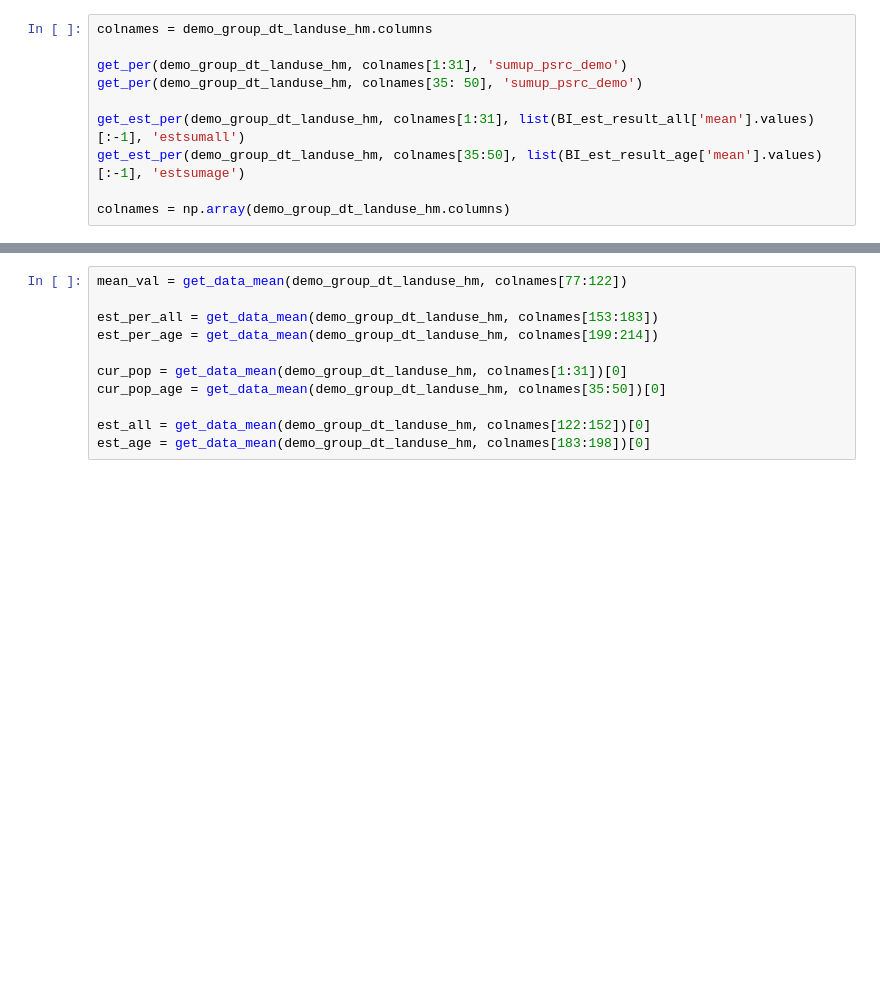
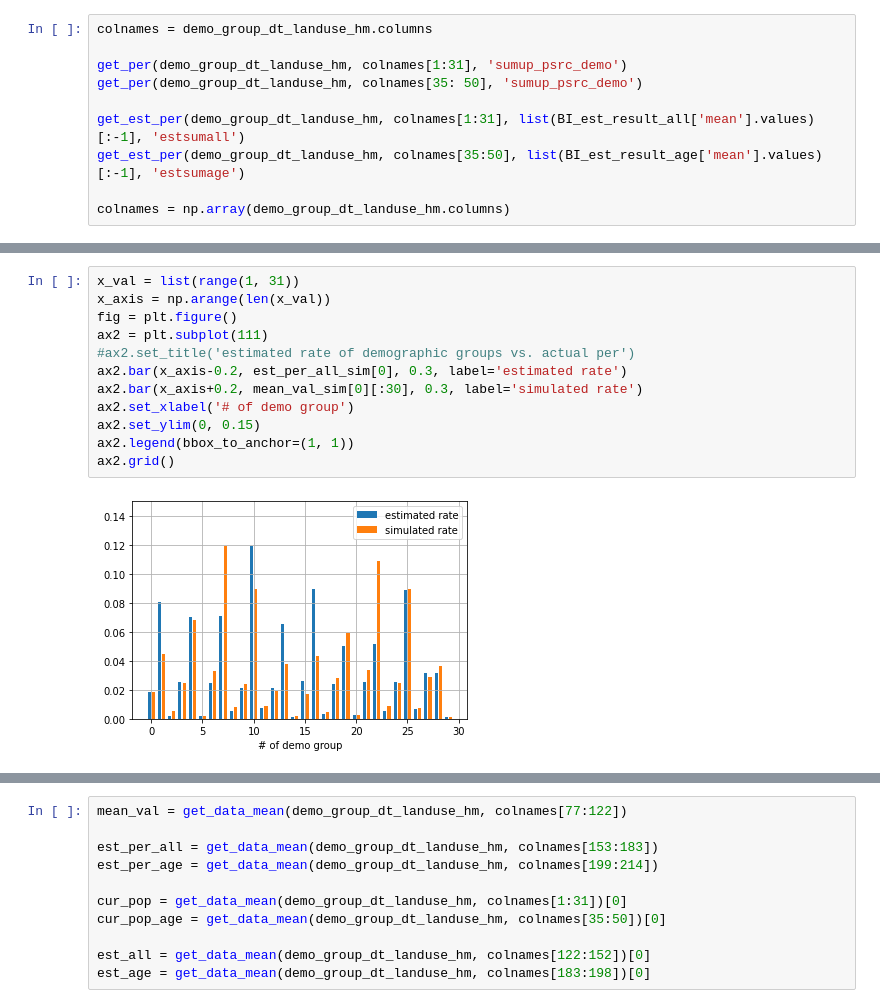
Before and after one commit to Yiran6/app_baseddata_processing, a Jupyter notebook: PSRC_od_simulation_2018_data_processing.ipynb, the cells around one changed output, grey strips where cells are left out. Saved outputs shown, nothing was run; the diff lists cells and outputs as text; blank space fills up the shorter version.

```diff
--- a/PSRC_od_simulation_2018_data_processing.ipynb
+++ b/PSRC_od_simulation_2018_data_processing.ipynb
@@ -1855,0 +1922,14 @@ colnames = np.array(demo_group_dt_landuse_hm.columns)
+# %%
+x_val = list(range(1, 31))
+x_axis = np.arange(len(x_val))
+fig = plt.figure()
+ax2 = plt.subplot(111)
+#ax2.set_title('estimated rate of demographic groups vs. actual per')
+ax2.bar(x_axis-0.2, est_per_all_sim[0], 0.3, label='estimated rate')
+ax2.bar(x_axis+0.2, mean_val_sim[0][:30], 0.3, label='simulated rate')
+ax2.set_xlabel('# of demo group')
+ax2.set_ylim(0, 0.15)
+ax2.legend(bbox_to_anchor=(1, 1))
+ax2.grid()
+# %% [output]
+[figure, added]
```
Also changed, not shown: parts of 24 cells of this notebook, 5 other files.
